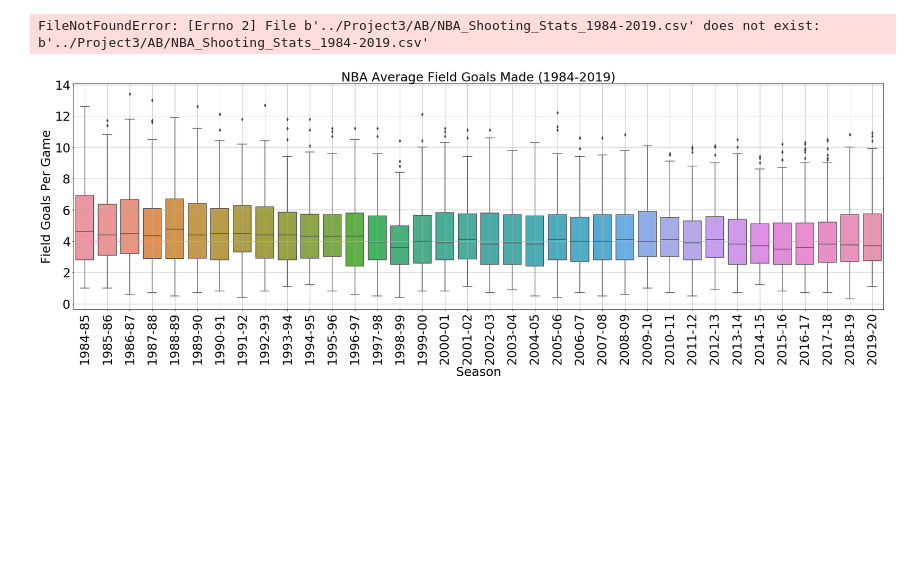
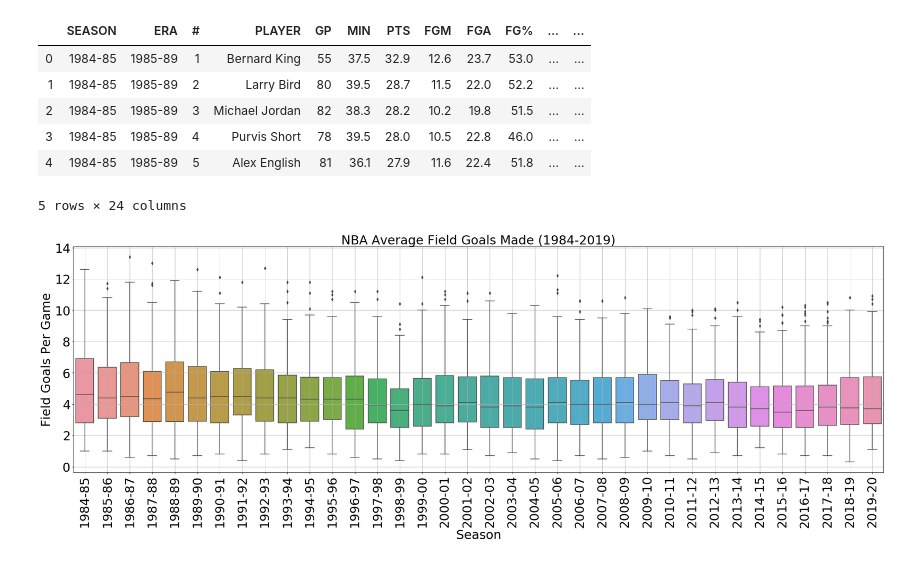
Before and after one commit to shidalgo12/Project3, a Jupyter notebook: AB/Buenrostro.ipynb, the cells around one changed output. Saved outputs shown, nothing was run; the diff lists cells and outputs as text; code cells hidden in the pictures; blank space fills up the shorter version.

```diff
--- a/AB/Buenrostro.ipynb
+++ b/AB/Buenrostro.ipynb
@@ -12,12 +18,18 @@ from sklearn import datasets
 # %%
 # Make a reference to the csv file path
-file = "../Project3/AB/NBA_Shooting_Stats_1984-2019.csv"
+filename = "NBA_Shooting_Stats_1984-2019.csv"
 
 # Import the books.csv file as a DataFrame
-df = pd.read_csv(file, encoding="utf-8")
+df = pd.read_csv(filename)
 df.head()
 # %% [output]
+|  | SEASON | ERA | # | PLAYER | GP | MIN | PTS | FGM | FGA | FG% | ... | ... |
+| 0 | 1984-85 | 1985-89 | 1 | Bernard King | 55 | 37.5 | 32.9 | 12.6 | 23.7 | 53.0 | ... | ... |
+| 1 | 1984-85 | 1985-89 | 2 | Larry Bird | 80 | 39.5 | 28.7 | 11.5 | 22.0 | 52.2 | ... | ... |
+| 2 | 1984-85 | 1985-89 | 3 | Michael Jordan | 82 | 38.3 | 28.2 | 10.2 | 19.8 | 51.5 | ... | ... |
+| 3 | 1984-85 | 1985-89 | 4 | Purvis Short | 78 | 39.5 | 28.0 | 10.5 | 22.8 | 46.0 | ... | ... |
+| 4 | 1984-85 | 1985-89 | 5 | Alex English | 81 | 36.1 | 27.9 | 11.6 | 22.4 | 51.8 | ... | ... |
-FileNotFoundError: [Errno 2] File b'../Project3/AB/NBA_Shooting_Stats_1984-2019.csv' does not exist: b'../Project3/AB/NBA_Shooting_Stats_1984-2019.csv'
+5 rows × 24 columns
 # %%
 fig, ax = plt.subplots(figsize=(35,10))
 plt.title('NBA Average Field Goals Made (1984-2019)', fontsize=30)
```
Also changed, not shown: parts of 6 cells of this notebook, 7 other files.
